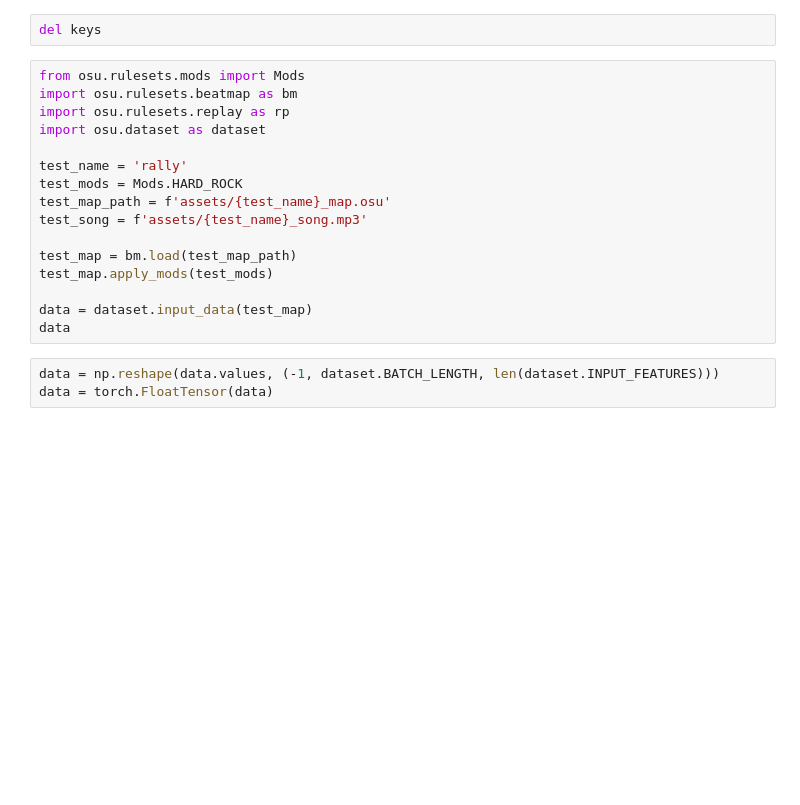
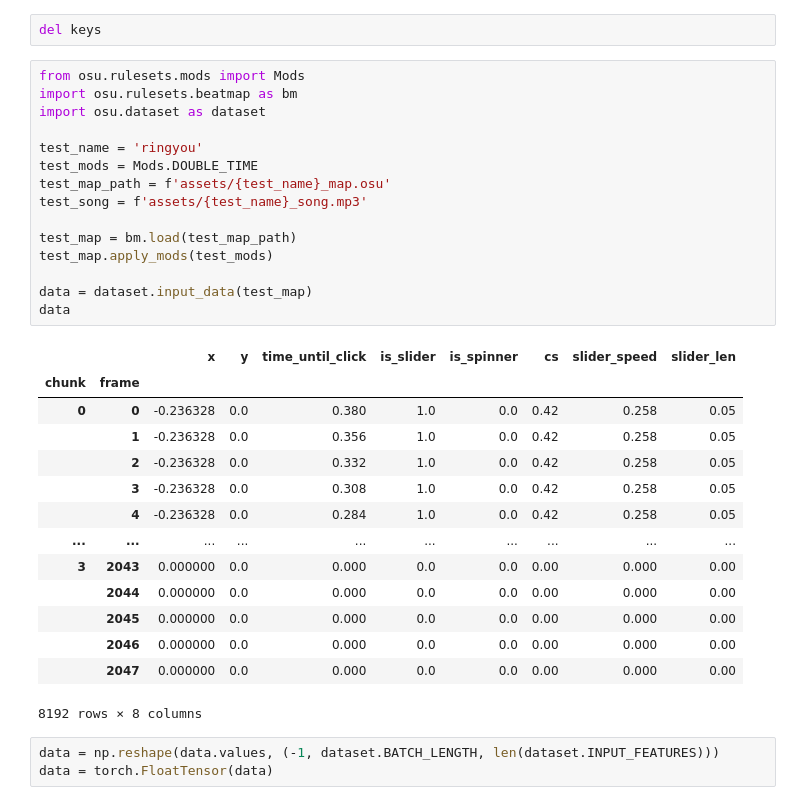
Before and after one commit to niooii/osu, a Jupyter notebook: train.ipynb, the cells around one changed output. Drawn from its saved outputs; the diff is of its cells as text; blank space fills up the shorter version.

```diff
--- a/train.ipynb
+++ b/train.ipynb
@@ -147,19 +221,33 @@ del keys
 # %%
 from osu.rulesets.mods import Mods
 import osu.rulesets.beatmap as bm
-import osu.rulesets.replay as rp
 import osu.dataset as dataset
 
-test_name = 'rally'
-test_mods = Mods.HARD_ROCK
+test_name = 'ringyou'
+test_mods = Mods.DOUBLE_TIME
 test_map_path = f'assets/{test_name}_map.osu'
 test_song = f'assets/{test_name}_song.mp3'
 
 test_map = bm.load(test_map_path)
 test_map.apply_mods(test_mods)
 
 data = dataset.input_data(test_map)
 data
+# %% [output]
+|  |  | x | y | time_until_click | is_slider | is_spinner | cs | slider_speed | slider_len |
+| chunk | frame |  |  |  |  |  |  |  |  |
+| 0 | 0 | -0.236328 | 0.0 | 0.380 | 1.0 | 0.0 | 0.42 | 0.258 | 0.05 |
+|  | 1 | -0.236328 | 0.0 | 0.356 | 1.0 | 0.0 | 0.42 | 0.258 | 0.05 |
+|  | 2 | -0.236328 | 0.0 | 0.332 | 1.0 | 0.0 | 0.42 | 0.258 | 0.05 |
+|  | 3 | -0.236328 | 0.0 | 0.308 | 1.0 | 0.0 | 0.42 | 0.258 | 0.05 |
+|  | 4 | -0.236328 | 0.0 | 0.284 | 1.0 | 0.0 | 0.42 | 0.258 | 0.05 |
+| ... | ... | ... | ... | ... | ... | ... | ... | ... | ... |
+| 3 | 2043 | 0.000000 | 0.0 | 0.000 | 0.0 | 0.0 | 0.00 | 0.000 | 0.00 |
+|  | 2044 | 0.000000 | 0.0 | 0.000 | 0.0 | 0.0 | 0.00 | 0.000 | 0.00 |
+|  | 2045 | 0.000000 | 0.0 | 0.000 | 0.0 | 0.0 | 0.00 | 0.000 | 0.00 |
+|  | 2046 | 0.000000 | 0.0 | 0.000 | 0.0 | 0.0 | 0.00 | 0.000 | 0.00 |
+|  | 2047 | 0.000000 | 0.0 | 0.000 | 0.0 | 0.0 | 0.00 | 0.000 | 0.00 |
+8192 rows × 8 columns
 # %%
 data = np.reshape(data.values, (-1, dataset.BATCH_LENGTH, len(dataset.INPUT_FEATURES)))
 data = torch.FloatTensor(data)
```
Also changed, not shown: parts of 16 cells of this notebook, 12 other files.
